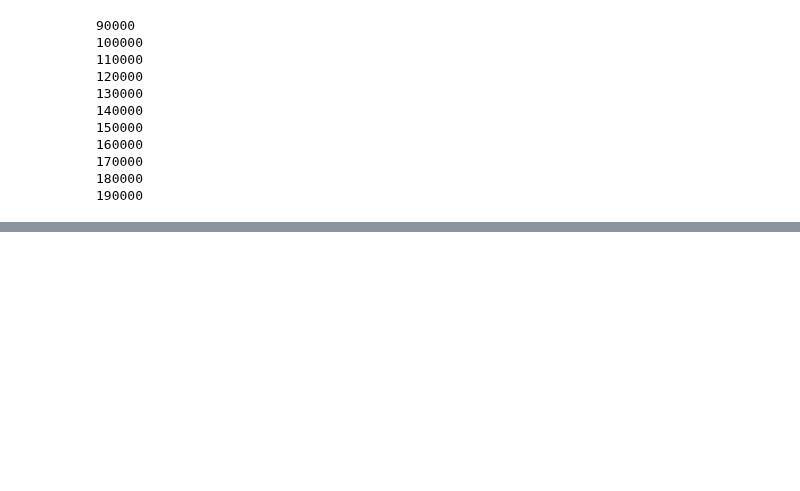
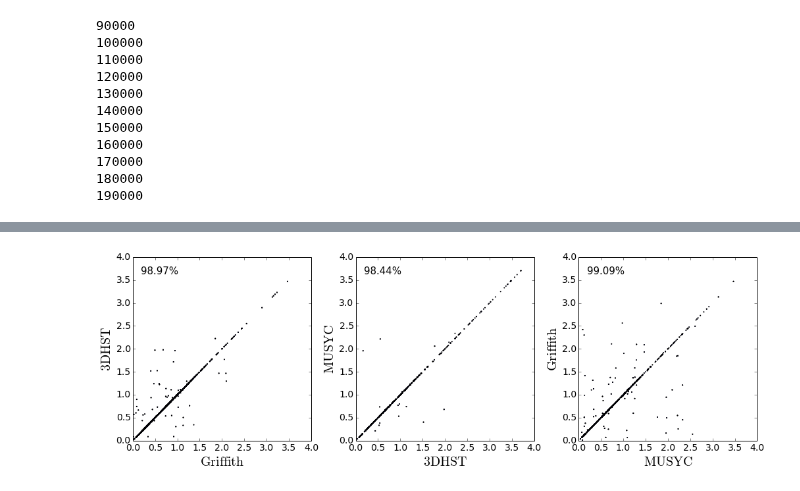
Before and after one commit to willettk/gzhubble, a Jupyter notebook: python/combine_redshifts.ipynb, the cells around one changed output, grey strips where cells are left out. Cells and saved outputs as stored; diff of their text form; code cells hidden in the pictures; blank space fills up the shorter version.

Commit message:
added paragraph about redshifts to writeup and added figure comparing speczs from Griffith 3dhst and MUSYC catalogs

```diff
--- a/python/combine_redshifts.ipynb
+++ b/python/combine_redshifts.ipynb
@@ -201,0 +224,59 @@ len(updated_table)
+# %%
+# quantify consistency between redshifts
+'''griff_dhst_diff = []
+musyc_dhst_diff = []
+griff_musyc_diff = []
+for galaxy in updated_table[speczs]:
+    if galaxy['Z']==galaxy[griffith_specz] and galaxy[griffith_specz]>0 and galaxy[griffith_specz]<9:
+        if galaxy[dhst_specz] == galaxy['z_best'] and galaxy[dhst_specz]>0 and galaxy[dhst_specz]<9: #good specz in griffith and 3dhst:
+            griff_dhst_diff.append(abs(galaxy[griffith_specz]-galaxy[dhst_specz]))
+        if galaxy[musyc_specz]>0 and galaxy[musyc_specz]<9: #good specz in griffith and musyc
+            griff_musyc_diff.append(abs(galaxy[griffith_specz]-galaxy[musyc_specz]))
+    if galaxy[musyc_specz]>0 and galaxy[musyc_specz]<9:
+        if galaxy[dhst_specz] == galaxy['z_best'] and galaxy[dhst_specz]>0 and galaxy[dhst_specz]<9: #good specz in musyc and 3dhst:
+            musyc_dhst_diff.append(abs(galaxy[musyc_specz]-galaxy[dhst_specz]))
+'''
+griff_musyc_percent = float(len(griff_musyc_diff) - sum(i>.05 for i in griff_musyc_diff))/len(griff_musyc_diff)
+griff_dhst_percent = float(len(griff_dhst_diff) - sum(i>.05 for i in griff_dhst_diff))/len(griff_dhst_diff)
+dhst_musyc_percent = float(len(musyc_dhst_diff) - sum(i>.05 for i in musyc_dhst_diff))/len(musyc_dhst_diff)
+# %%
+f=plt.figure(figsize=(17,5))
+gs=gridspec.GridSpec(1,3)
+gs.update(wspace=.25)
+
+size = 1
+plt.rcParams['xtick.labelsize'] = 14
+plt.rcParams['ytick.labelsize'] = 14
+
+
+ax1=plt.subplot(gs[0,0])
+plt.scatter(updated_table[griffith_specz],updated_table[dhst_specz],s=size)
+ax1.annotate("{0:.2f}%".format(griff_dhst_percent * 100),fontsize=15,xy=(.05,.95),xycoords='axes fraction',verticalalignment='top')
+plt.xlabel('$ \mathrm{Griffith} $',fontsize=20)
+plt.ylabel('$ \mathrm{3DHST} $',fontsize=20)
+
+plt.xlim(0,4)
+plt.ylim(0,4)
+
+ax2 = plt.subplot(gs[0,1])
+plt.scatter(updated_table[dhst_specz],updated_table[musyc_specz],s=size)
+ax2.annotate("{0:.2f}%".format(dhst_musyc_percent * 100),fontsize=15,xy=(.05,.95),xycoords='axes fraction',verticalalignment='top')
+plt.xlabel('$ \mathrm{3DHST} $',fontsize=20)
+plt.ylabel('$ \mathrm{MUSYC} $',fontsize=20)
+
+plt.xlim(0,4)
+plt.ylim(0,4)
+
+
+ax3 = plt.subplot(gs[0,2])
+plt.scatter(updated_table[musyc_specz],updated_table[griffith_specz],s=size)
+ax3.annotate("{0:.2f}%".format(griff_musyc_percent * 100),fontsize=15,xy=(.05,.95),xycoords='axes fraction',verticalalignment='top')
+plt.xlabel('$ \mathrm{MUSYC} $',fontsize=20)
+plt.ylabel('$ \mathrm{Griffith} $',fontsize=20)
+
+plt.xlim(0,4)
+plt.ylim(0,4)
+
+plt.savefig('../writeup/figures/specz_comparison.pdf')
+# %% [output]
+[figure, added]
```
Also changed, not shown: parts of 9 cells of this notebook, 4 other files.
